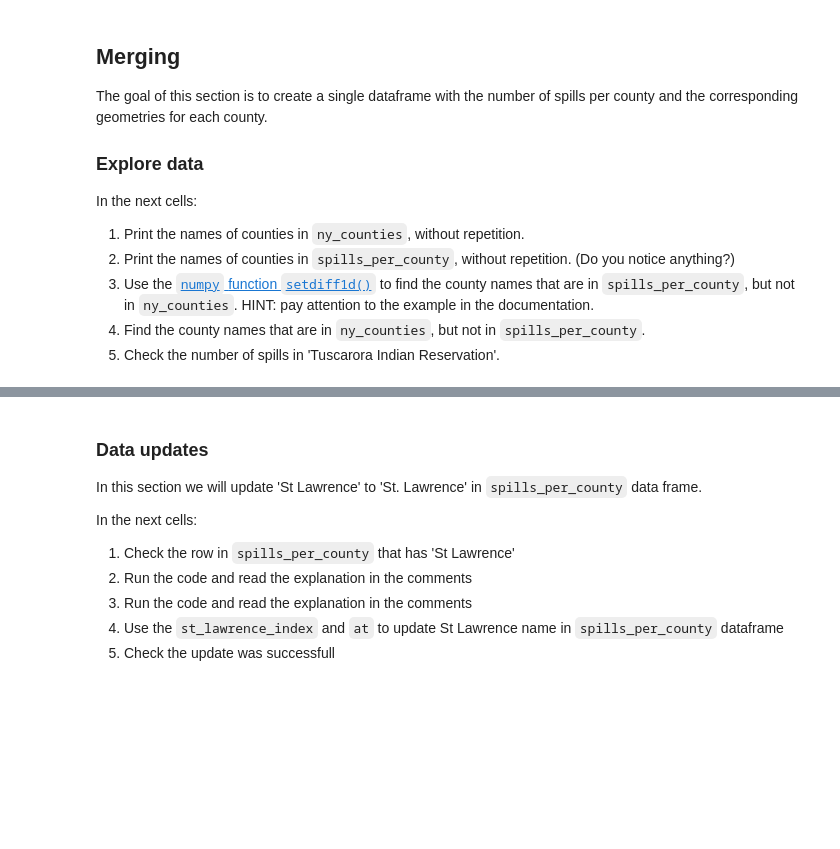
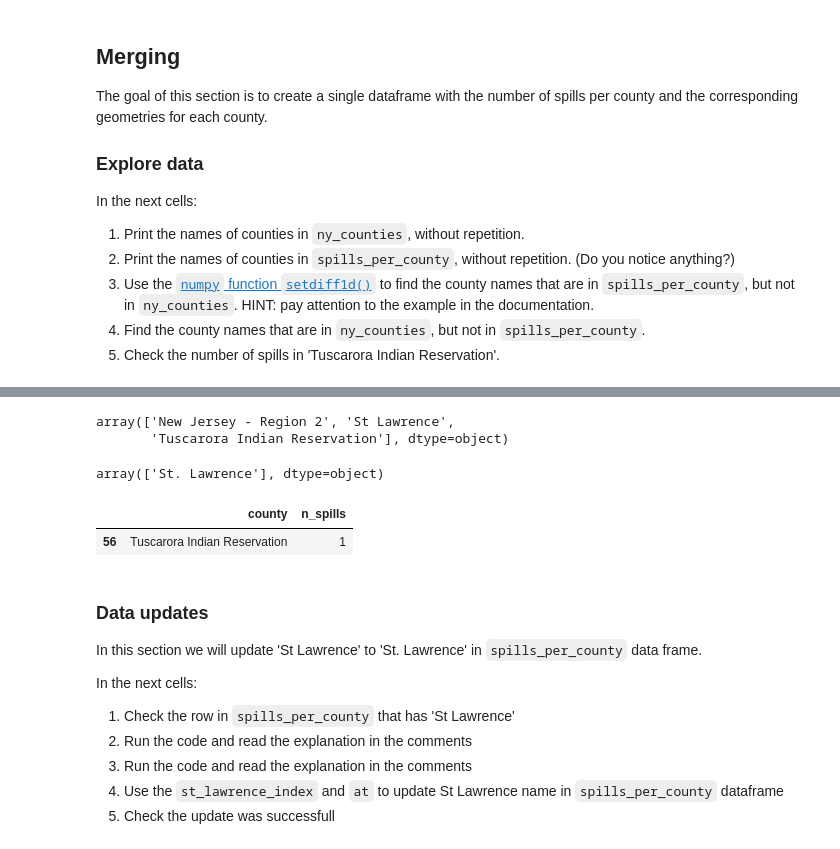
Before and after one commit to h-hahn/eds220-hwk-3, a Jupyter notebook: hwk3-task1-spills.ipynb, the cells around one changed output, grey strips where cells are left out. Cells and saved outputs as stored; diff of their text form; code cells hidden in the pictures; blank space fills up the shorter version.

```diff
--- a/hwk3-task1-spills.ipynb
+++ b/hwk3-task1-spills.ipynb
@@ -335,3 +355,20 @@ In the next cells:
+# %%
+# 3. check counties that are in spills_per_county but not ny_county
+np.setdiff1d(spills_per_county.county, ny_counties.name)
+# %% [output]
+array(['New Jersey - Region 2', 'St Lawrence',
+       'Tuscarora Indian Reservation'], dtype=object)
+# %%
+# 4. check counties that are in ny_counties but not spills_per_county
+np.setdiff1d(ny_counties.name, spills_per_county.county)
+# %% [output]
+array(['St. Lawrence'], dtype=object)
+# %%
+# 5. find number of spills in Tuscarora Indian Reservation
+spills_per_county.loc[ spills_per_county.county == 'Tuscarora Indian Reservation' ]
+# %% [output]
+|  | county | n_spills |
+| 56 | Tuscarora Indian Reservation | 1 |
 # %% [markdown]
 ### Data updates
 
```
Also changed, not shown: parts of 22 cells of this notebook.
